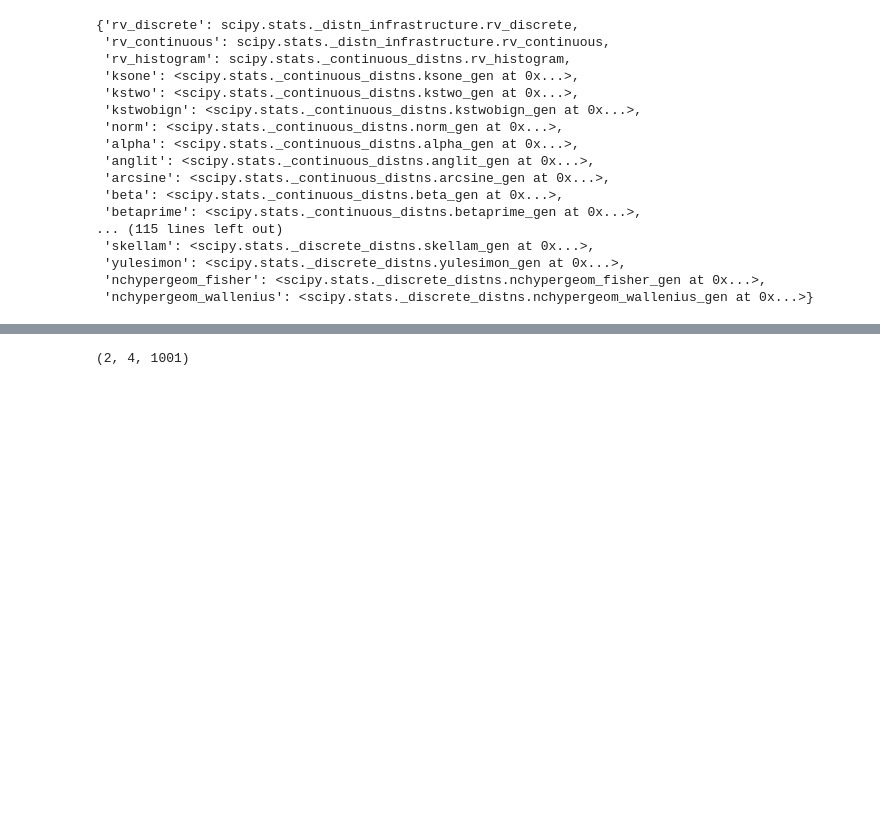
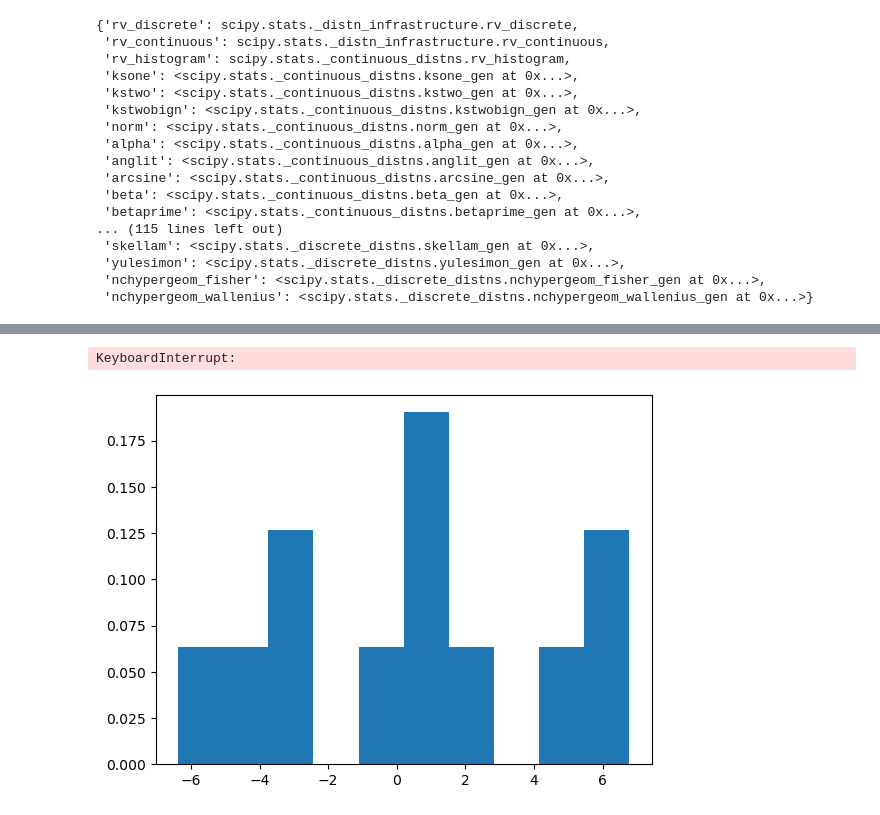
Before and after one commit to jacobnuttall/mcmc, a Jupyter notebook: mcmc.ipynb, the cells around one changed output, grey strips where cells are left out. Saved outputs shown, nothing was run; the diff lists cells and outputs as text; code cells hidden in the pictures; blank space fills up the shorter version.

```diff
--- a/mcmc.ipynb
+++ b/mcmc.ipynb
@@ -516,14 +490,19 @@ MetropolisHastings(prior, lambda *theta: 1)
 # %%
-def MetropolisHastings(prior, likelihood, niters=1000, nburnin=100, lag=1, nchains=4, sigma_proposal=0.1):
+def MetropolisHastings(prior, likelihood, niters=1000, nburnin=100, lag=1, nchains=4, sigma_proposal=1):
 
     d = len(prior)
     proposal = cp.Iid(cp.Normal(), d)
     test = cp.Uniform()
-
     particles = prior.sample(nchains)
-    pi_particles = likelihood(*particles)*prior.pdf(particles)
+    pi_particles = prior.pdf(particles)
+    for n in range(nchains):
+        particle = particles[...,n]
+        if pi_particles[n] == 0:
+            pi_particles[n] = np.sqrt(np.finfo(float).eps)
+            continue
+        pi_particles[n] *= likelihood(*particle)
     u = prior.fwd(particles)
-    norm_samples = proposal.inv(u)
+    norm_particles = proposal.inv(u)
 
     chains = np.zeros((d, nchains, niters+1))
     chains[...,0] = particles
@@ -536,16 +515,20 @@ def MetropolisHastings(prior, likelihood, niters=1000, nburnin=100, lag=1, nchai
             i = j - nburnin
             for _ in range(lag):
 
-                norm_candidates = norm_samples + sigma_proposal*proposal.sample(nchains)
-                u = proposal.fwd(norm_candidates)
-                candidates = prior.inv(u)
+                # norm_candidates = norm_particles + sigma_proposal*proposal.sample(nchains)
+                # u = proposal.fwd(norm_candidates)
+                # candidates = prior.inv(u)
 
                 for n in range(nchains):
+                    norm_particle = norm_particles[...,n].reshape(-1,1)
+                    norm_candidate = norm_particle + sigma_proposal*proposal.sample()
+                    u = proposal.fwd(norm_candidate)
+                    candidate = prior.inv(u)
 
                     particle = particles[...,n]
                     pi_particle = pi_particles[...,n]
 
-                    candidate = candidates[...,n]
+                    # candidate = candidates[...,n]
                     pi_candidate = prior.pdf(candidate)
                     if pi_candidate != 0:
                         pi_candidate *= likelihood(*candidate)
@@ -553,7 +536,8 @@ def MetropolisHastings(prior, likelihood, niters=1000, nburnin=100, lag=1, nchai
                     accept_ratio = min(1, pi_candidate/pi_particle)
 
                     if test.sample() < accept_ratio:
-                        particles[...,n] = candidate
+                        particles[...,n] = candidate.reshape(d)
+                        norm_particles[...,n] = norm_candidate.reshape(d)
                         pi_particles[...,n] = pi_candidate
                         naccepted += 1
 
@@ -564,6 +548,10 @@ def MetropolisHastings(prior, likelihood, niters=1000, nburnin=100, lag=1, nchai
 
 
     return chains
-MetropolisHastings(prior, lambda *theta: 1).shape
+chains = MetropolisHastings(prior, lambda *theta: likelihood(theta, t, Z_obs))
 # %% [output]
-(2, 4, 1001)
+KeyboardInterrupt:
+# %%
+plt.hist(chains[...,0].flatten(),density=True);
+# %% [output]
+[figure, added]
```
Also changed, not shown: parts of 12 cells of this notebook.
